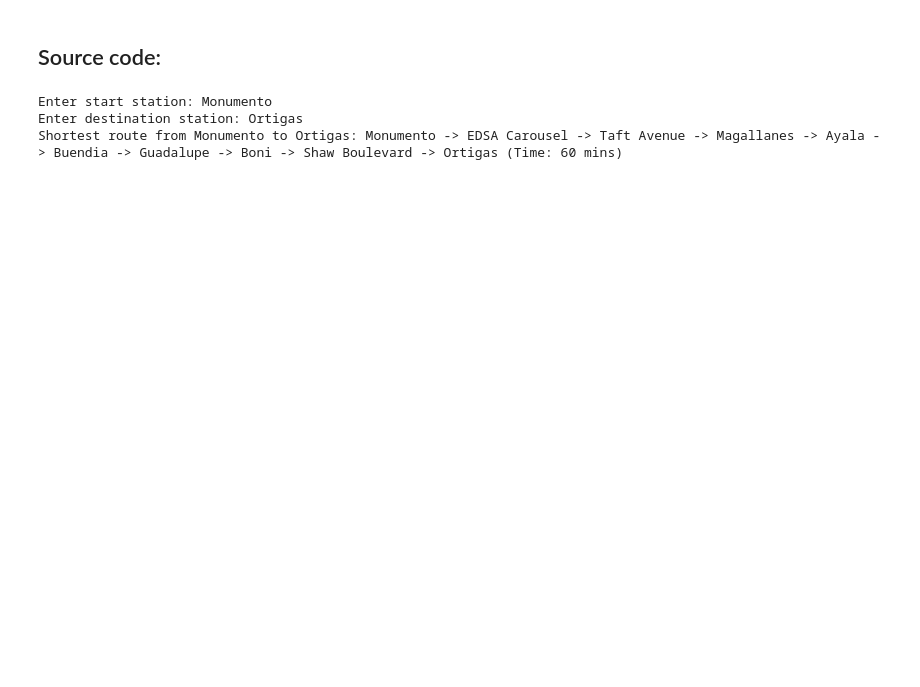
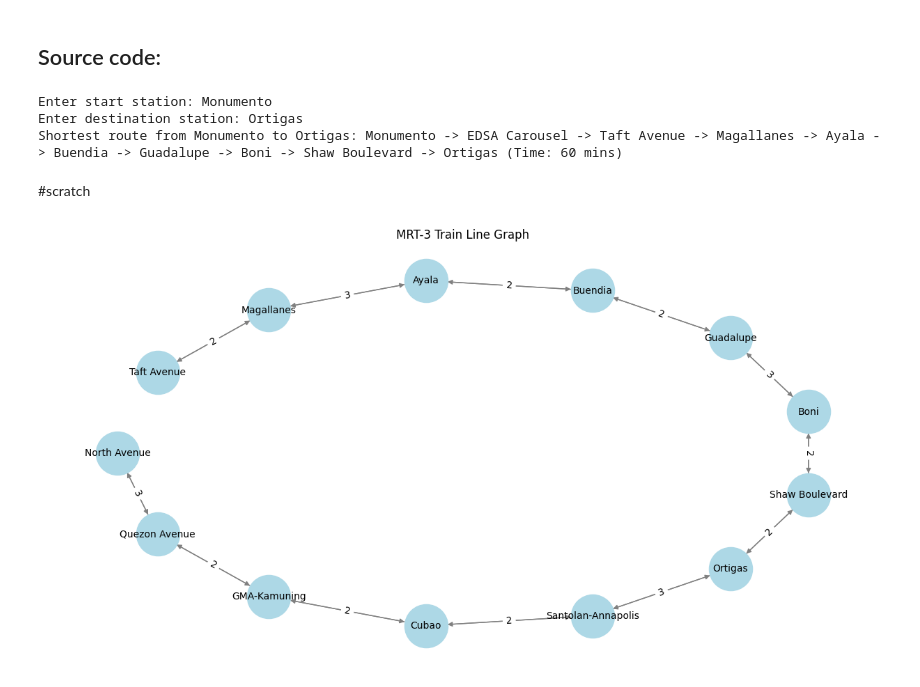
Before and after one commit to leon-pscl/CPE311_Computational-Thinking-with-Python, a Jupyter notebook: CaseStudy1/CPE311_CaseStudy1_Pascual,Moldez.ipynb, the cells around one changed output. Drawn from its saved outputs; the diff is of its cells as text; code cells hidden in the pictures; blank space fills up the shorter version.

```diff
--- a/CaseStudy1/CPE311_CaseStudy1_Pascual,Moldez.ipynb
+++ b/CaseStudy1/CPE311_CaseStudy1_Pascual,Moldez.ipynb
@@ -195,3 +187,42 @@ else:
 Enter start station: Monumento
 Enter destination station: Ortigas
 Shortest route from Monumento to Ortigas: Monumento -> EDSA Carousel -> Taft Avenue -> Magallanes -> Ayala -> Buendia -> Guadalupe -> Boni -> Shaw Boulevard -> Ortigas (Time: 60 mins)
+# %% [markdown]
+#scratch
+# %%
+graph_mrt3 = {
+    "North Avenue": [("Quezon Avenue", 3)],
+    "Quezon Avenue": [("North Avenue", 3), ("GMA-Kamuning", 2)],
+    "GMA-Kamuning": [("Quezon Avenue", 2), ("Cubao", 2)],
+    "Cubao": [("GMA-Kamuning", 2), ("Santolan-Annapolis", 2)],
+    "Santolan-Annapolis": [("Cubao", 2), ("Ortigas", 3)],
+    "Ortigas": [("Santolan-Annapolis", 3), ("Shaw Boulevard", 2)],
+    "Shaw Boulevard": [("Ortigas", 2), ("Boni", 2)],
+    "Boni": [("Shaw Boulevard", 2), ("Guadalupe", 3)],
+    "Guadalupe": [("Boni", 3), ("Buendia", 2)],
+    "Buendia": [("Guadalupe", 2), ("Ayala", 2)],
+    "Ayala": [("Buendia", 2), ("Magallanes", 3)],
+    "Magallanes": [("Ayala", 3), ("Taft Avenue", 2)],
+    "Taft Avenue": [("Magallanes", 2)]
+}
+# %%
+import networkx as nx
+import matplotlib.pyplot as plt
+
+G = nx.DiGraph()
+
+# Add edges with weights
+for station, neighbors in graph_mrt3.items():
+    for neighbor, weight in neighbors:
+        G.add_edge(station, neighbor, weight=weight)
+
+# Draw the graph
+plt.figure(figsize=(12, 6))
+pos = nx.shell_layout(G)  # Alternative: nx.spring_layout(G)
+nx.draw(G, pos, with_labels=True, node_color="lightblue", edge_color="gray", node_size=2000, font_size=10)
+nx.draw_networkx_edge_labels(G, pos, edge_labels={(u, v): d["weight"] for u, v, d in G.edges(data=True)})
+
+plt.title("MRT-3 Train Line Graph")
+plt.show()
+# %% [output]
+[figure, added]
```
Also changed, not shown: parts of 6 cells of this notebook.
